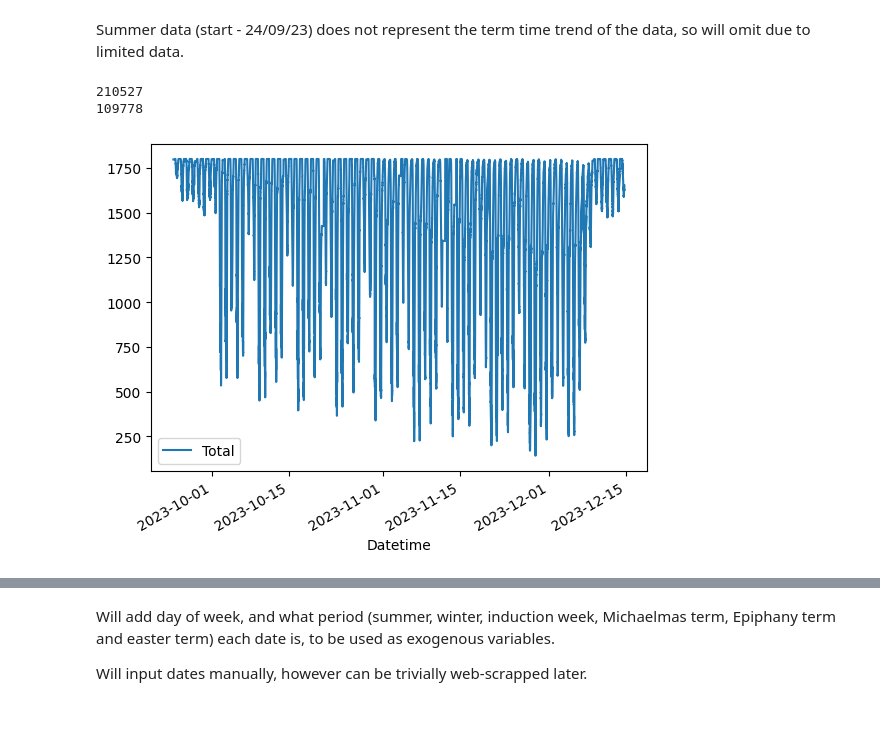
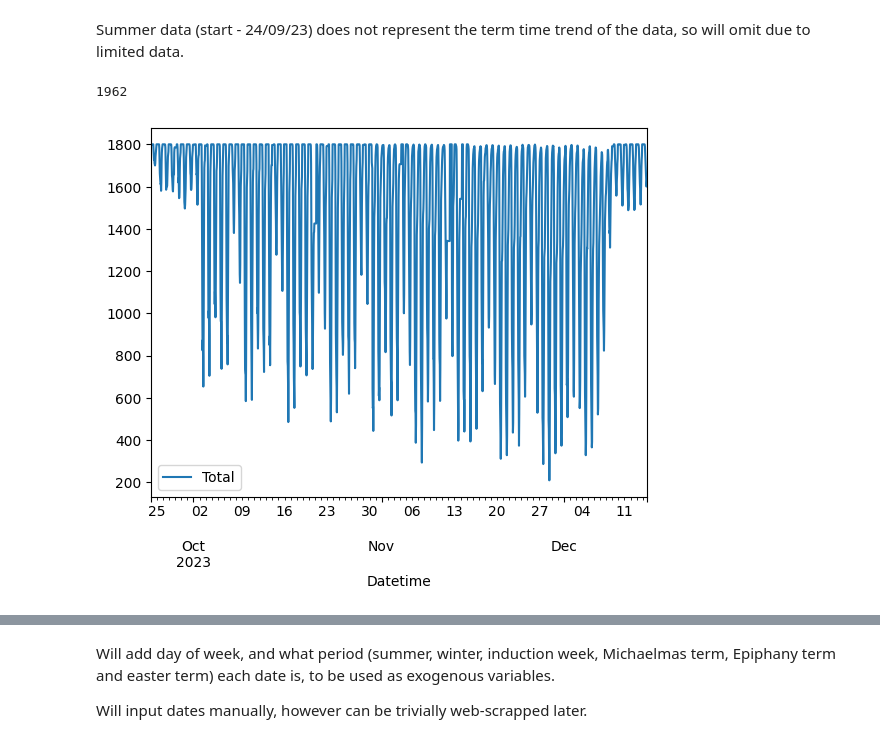
Before and after one commit to Berat03/forecasting_occupancy, a Jupyter notebook: model_training.ipynb, the cells around one changed output, grey strips where cells are left out. Drawn from its saved outputs; the diff is of its cells as text; code cells hidden in the pictures; blank space fills up the shorter version.

```diff
--- a/model_training.ipynb
+++ b/model_training.ipynb
@@ -22,6 +25,12 @@ Datetime
 2023-12-14 17:24:00  1651.0
 2023-12-14 17:23:00  1649.0
 2023-12-14 17:22:00  1647.0
+# %%
+df.isnull().any()
+df['Total'] = df['Total'].fillna(method='ffill')
+# %%
+df = df.resample('H').bfill()
+# To make data more understandle, and reduce run times.
 # %%
 df.plot()
 plt.show()
@@ -34,12 +43,10 @@ print(df.index.min(), df.index.max())
 # %% [markdown]
 Summer data (start - 24/09/23) does not represent the term time trend of the data, so will omit due to limited data.
 # %%
-df_termTime = df[df.index >= '2023-09-24']
+df = df[df.index >= '2023-09-24']
 print(len(df))
-print(len(df_termTime))
-df_termTime.plot()
+df.plot()
 plt.show()
 # %% [output]
-210527
-109778
+1962
-[figure, old version]
+[figure, new version]
```
Also changed, not shown: parts of 8 cells of this notebook, 2 other files.
